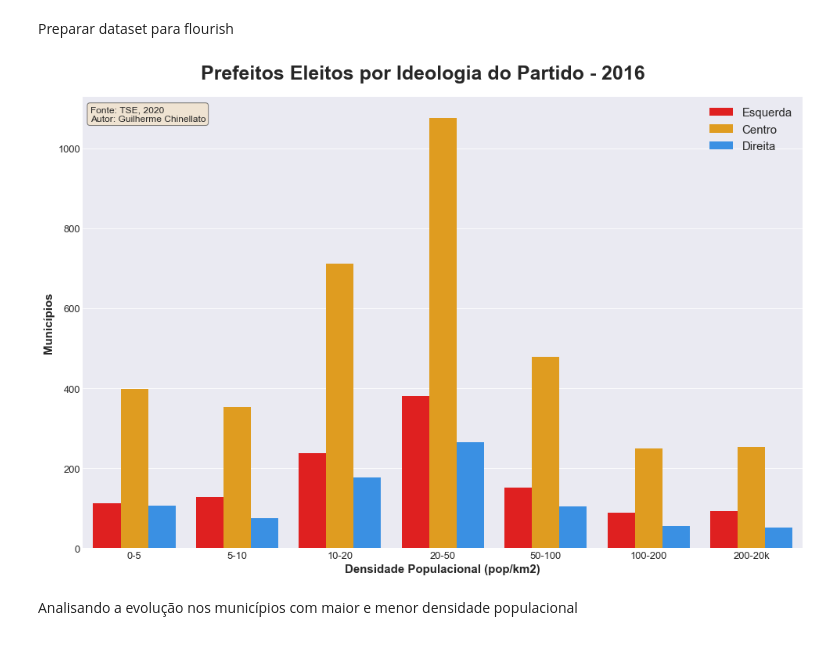
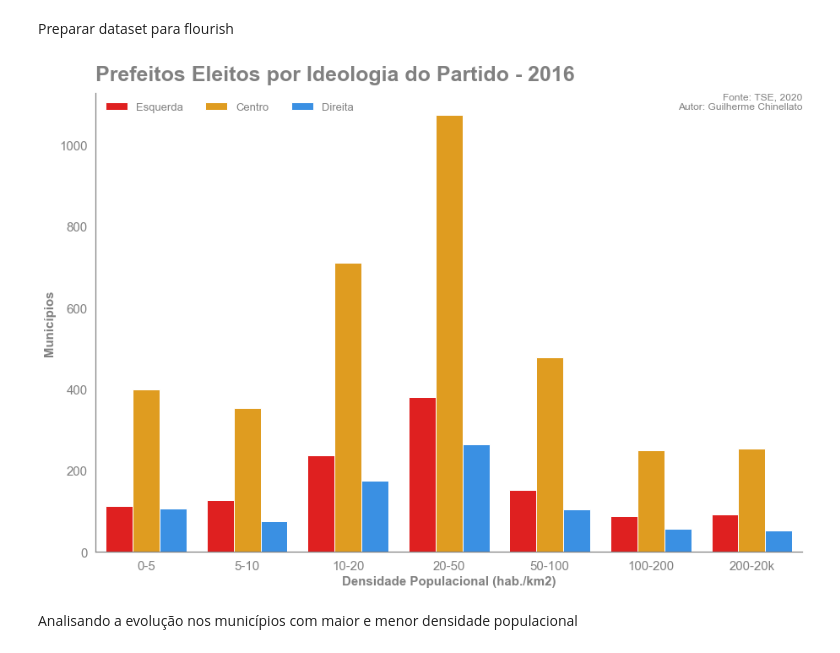
Before and after one commit to gchinellato/eleicoes-ideologia, a Jupyter notebook: eleicoes-ideologia.ipynb, the cells around one changed output. Cells and saved outputs as stored; diff of their text form; code cells hidden in the pictures.

```diff
--- a/eleicoes-ideologia.ipynb
+++ b/eleicoes-ideologia.ipynb
@@ -409,7 +454,6 @@ Preparar dataset para flourish
 res.insert(0, 'ideologia', res.index.map(mapa_ideologico))
 res.to_excel('output/flourish_municipios_total.xlsx')
 # %%
-plt.style.use('seaborn-darkgrid')
 title = 'Prefeitos Eleitos por Partido'
 textstr = '\n'.join((
     r'Fonte: TSE, 2020',
@@ -617,13 +651,17 @@ r_dir_capitais = r_dir_capitais.fillna(0).astype(int)
 r_dir_capitais.sort_values(r_dir_capitais.index[-1], axis=1, ascending=False, inplace=True)
 # %%
 fig, axs = plt.subplots(3,1, figsize = (20,20))
-fig.suptitle('Prefeitos Eleitos por Partido (capitais)', fontsize=25, fontweight='bold')
 
-props = dict(boxstyle='round', facecolor='wheat', alpha=0.5)
-axs[0].text(0.0, 1.10, legend, transform=axs[0].transAxes, fontsize=10, verticalalignment='top', bbox=props)
+sns.set_style('white')
+sns.despine()
+
+title = 'Prefeitos Eleitos por Partido (somente capitais)'
+plt.text(x=0.125, y=0.9, s=title, fontsize=25, color='grey', fontweight='bold',
+         transform=fig.transFigure)
+
+axs[0].text(1.0, 1.0, legend, transform=axs[0].transAxes, fontsize=12, ha='right', va='top', color='grey')
 
 draw_subplots(axs, r_esq_capitais, r_centro_capitais, r_dir_capitais)
 
-fig.tight_layout(pad=5.0)
 plt.savefig('output/prefeitos_partido_capitais.png', dpi=300, bbox_inches = 'tight')
 # %% [output]
@@ -696,29 +734,41 @@ res_den.to_excel('output/flourish_municipios_densidade.xlsx')
 # %%
 colors = ['red', 'orange', 'dodgerblue']
 
 year = 2016
 fig, ax = plt.subplots(figsize = (15,10))
+
+sns.set_style('white')
+sns.despine()
+
+title='Prefeitos Eleitos por Ideologia do Partido - ' + str(year)
+plt.text(x=0.125, y=0.9, s=title, fontsize=25, color='grey', fontweight='bold',
+         transform=fig.transFigure)
+
 d = sns.catplot(data=res_den[res_den.year == year].iloc[:,1:].set_index('grupo_densidade').stack().reset_index(),
                 x='grupo_densidade', y=0, hue='ideologia', kind='bar', palette=colors, ax=ax)
 
-fig.suptitle('Prefeitos Eleitos por Ideologia do Partido - '+str(year), fontsize=25, fontweight='bold')
-ax.set_xlabel('Densidade Populacional (pop/km2)', fontsize=15, fontweight='bold')
-ax.set_ylabel('Municípios', fontsize=15, fontweight='bold')
-ax.tick_params(axis='both', which='major', labelsize=13)
+
+ax.set_xlabel('Densidade Populacional (hab./km2)', fontsize=15, fontweight='bold', color='grey')
+ax.set_ylabel('Municípios', fontsize=15, fontweight='bold', color='grey')
+ax.tick_params(axis='both', which='major', labelsize=15, color='grey')
 
 ax.set_yscale('linear')
-ax.set_xticklabels(density_label)
+ax.set_xticklabels(density_label, fontsize=15, color='grey')
+ax.set_yticklabels(labels=[int(i) for i in ax.get_yticks()], fontsize=15, color='grey')
 
-props = dict(boxstyle='round', facecolor='wheat', alpha=0.5)
-ax.text(0.01, 0.98, textstr, transform=ax.transAxes, fontsize=12, verticalalignment='top', bbox=props)
+ax.spines['bottom'].set_color('grey')
+ax.spines['left'].set_color('grey')
 
-ax.legend(loc='upper right', fontsize=15)
+l = ax.legend(loc='upper left', ncol=4, fontsize=13)
+for text in l.get_texts():
+    text.set_color('grey')
 
-fig.tight_layout(pad=5.5)
+ax.text(1.0, 1.0, legend, transform=ax.transAxes, fontsize=12, ha='right', va='top', color='grey')
+
 plt.close(2)
 plt.savefig('output/prefeitos_ideologia_densidade_'+str(year)+'.png', dpi=300, bbox_inches = 'tight')
 # %% [output]
-[figure, old version]
+[figure, new version]
 # %% [markdown]
 Analisando a evolução nos municípios com maior e menor densidade populacional
 # %%
```
Also changed, not shown: parts of 15 cells of this notebook, 20 other files.
